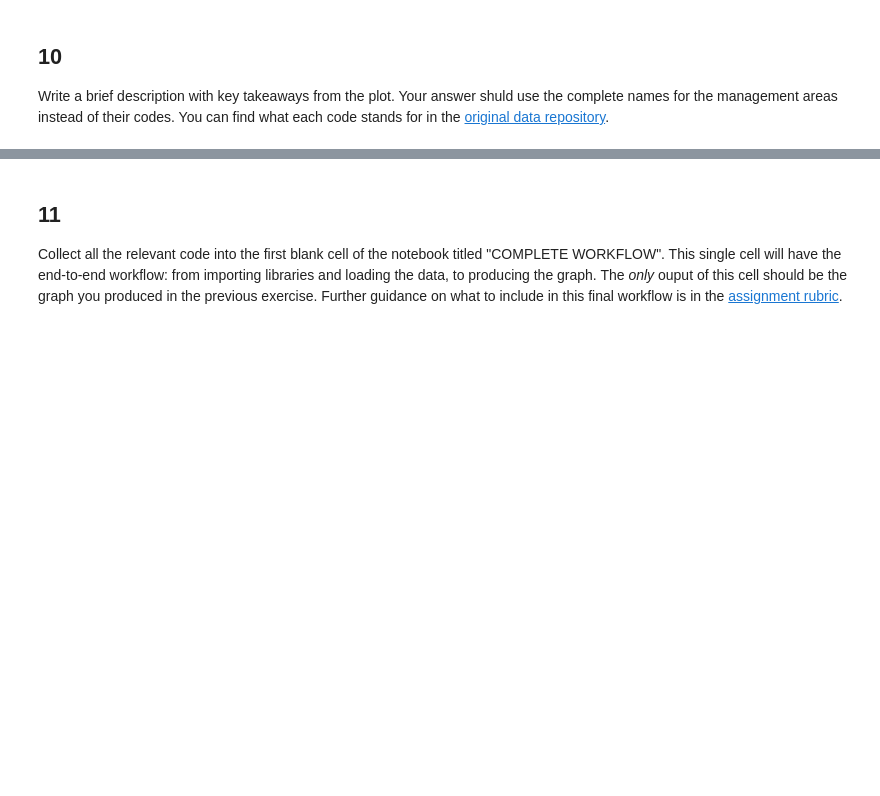
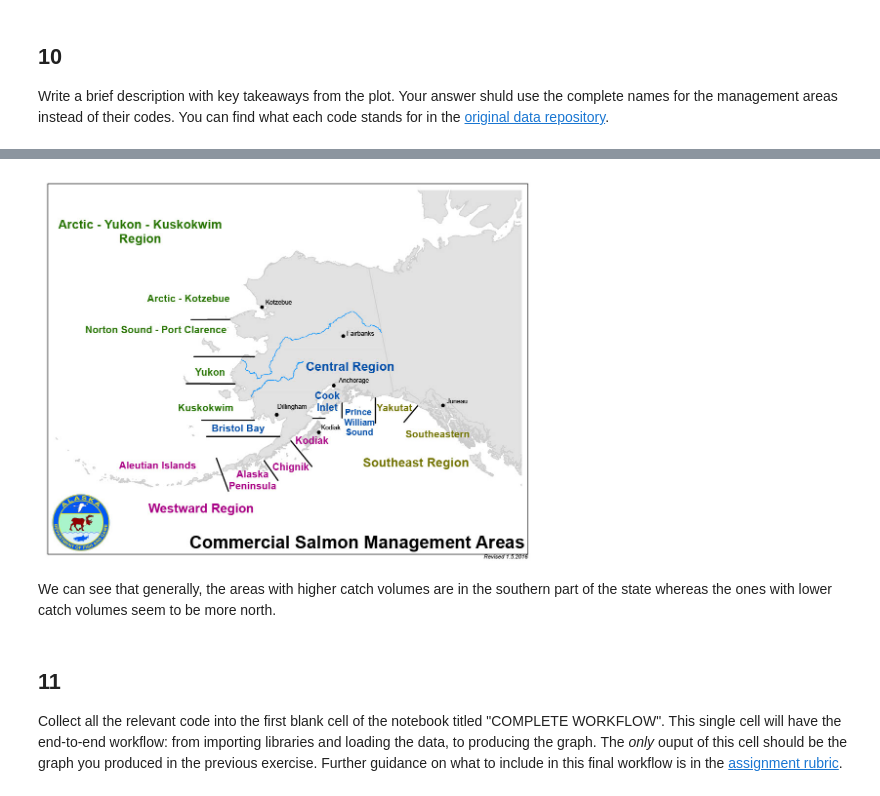
Before and after one commit to rellimylime/eds220-hwk2, a Jupyter notebook: task2/hwk2-task2-salmon.ipynb, the cells around one changed output, grey strips where cells are left out. Cells and saved outputs as stored; diff of their text form; code cells hidden in the pictures; blank space fills up the shorter version.

```diff
--- a/task2/hwk2-task2-salmon.ipynb
+++ b/task2/hwk2-task2-salmon.ipynb
@@ -380,5 +359,5 @@ We can see that generally, the areas with higher catch volumes are in the southe
 # %%
-from IPython.display import Image
+from IPython.display import Image, display
 
-Image(url="attachment:Commercial_Salmon_Management_Areas.jpg", width=300, height=300)
+display(Image(filename='Commercial_Salmon_Management_Areas.jpg', width=500))
 # %% [output]
@@ -386,3 +364,6 @@ Image(url="attachment:Commercial_Salmon_Management_Areas.jpg", width=300, height
+[figure, added]
+# %% [markdown]
+We can see that generally, the areas with higher catch volumes are in the southern part of the state whereas the ones with lower catch volumes seem to be more north.
 # %% [markdown]
 <!-- END QUESTION -->
 
```
Also changed, not shown: parts of 6 cells of this notebook, 1 other file.
